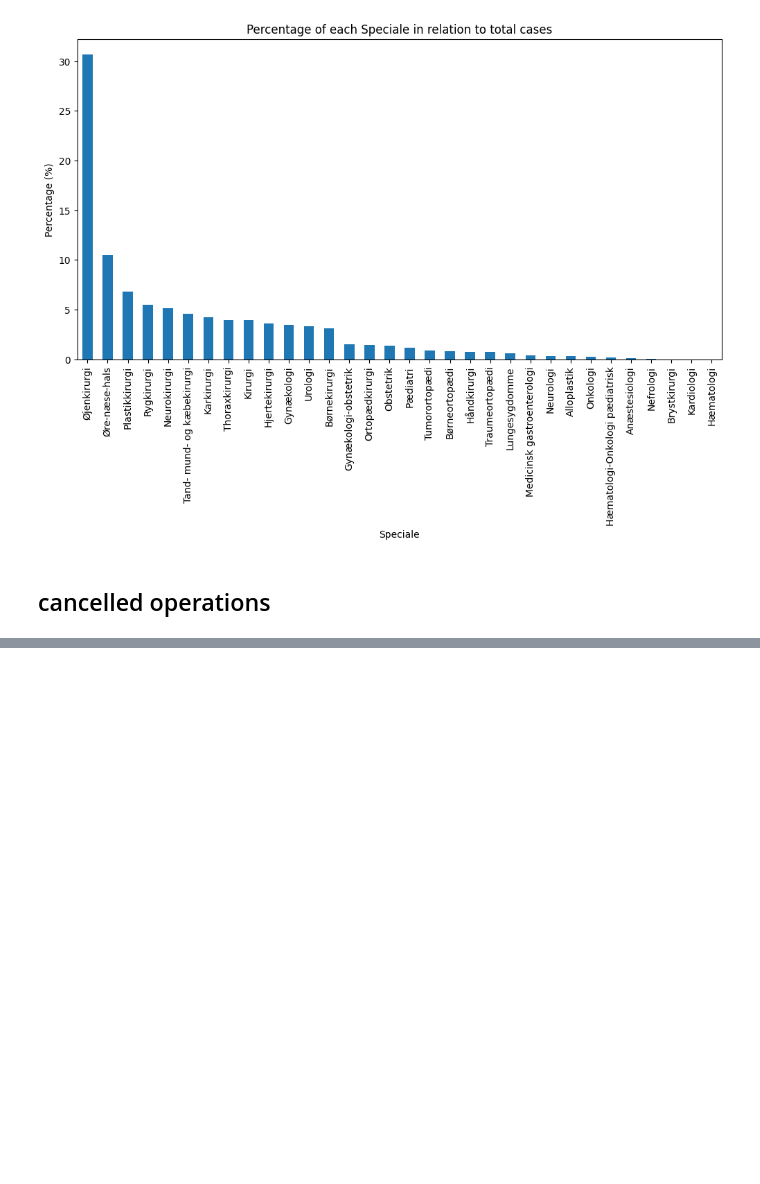
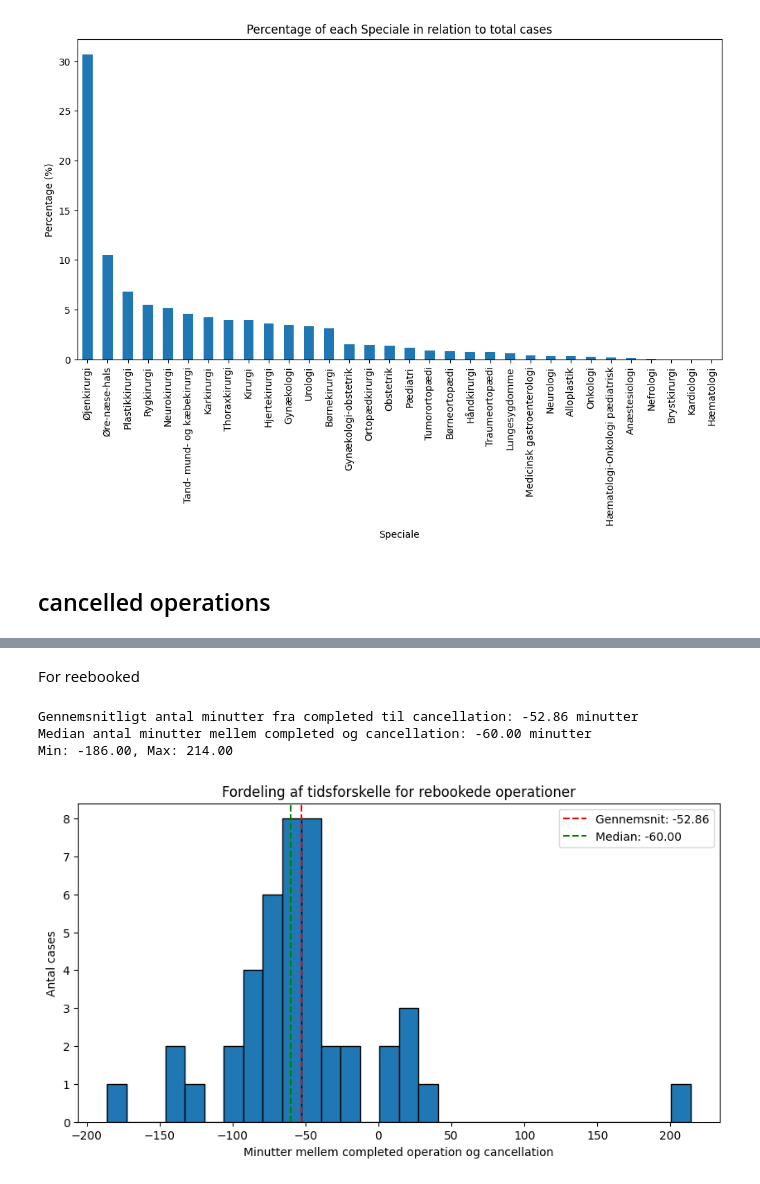
Before and after one commit to killermort9/AnalyticsToAction_Grop12, a Jupyter notebook: Sandra.ipynb, the cells around one changed output, grey strips where cells are left out. Drawn from its saved outputs; the diff is of its cells as text; code cells hidden in the pictures; blank space fills up the shorter version.

Commit message:
cancellations

```diff
--- a/Sandra.ipynb
+++ b/Sandra.ipynb
@@ -526,11 +557,0 @@ KeyError: 'ID'
-# %%
-df_complete["Cancelled"] = 0
-df_cancelled["Cancelled"] = 1
-common_cols = list(set(df_complete.columns).intersection(df_cancelled.columns))
-
-df_all = pd.concat([
-    df_complete[common_cols],
-    df_cancelled[common_cols]
-])
-
-print("Shape of combined dataset:", df_all.shape)
@@ -544,0 +672,44 @@ Det bliver en modelling-udfordring.
+# %% [markdown]
+For reebooked
+# %%
+# Brug Procedure start som tidspunkt for completed operationer
+time_diffs = []
+for case_id in both_rebooked['Case-ID Anonymous'].unique():
+    # For completed: Procedure start indeholder både dato og tid
+    orig_datetime = df_complete[df_complete['Case-ID Anonymous'] == case_id]['Procedure start'].values
+
+    # For cancelled: Dato og tid indeholder både dato og tid
+    cancel_datetime = df_cancelled[df_cancelled['Case-ID Anonymous'] == case_id]['Dato og tid'].values
+
+    if len(orig_datetime) > 0 and len(cancel_datetime) > 0:
+        # Konverter til numpy datetime64 hvis nødvendigt
+        orig_time = pd.Timestamp(orig_datetime[0])
+        cancel_time = pd.Timestamp(cancel_datetime[0])
+
+        # Beregn forskel i dage
+        time_diff = (cancel_time - orig_time).total_seconds()/60 #i min
+        time_diffs.append(time_diff)
+
+average_time_diff = np.mean(time_diffs)
+median_time_diff = np.median(time_diffs)
+
+print(f"Gennemsnitligt antal minutter fra completed til cancellation: {average_time_diff:.2f} minutter")
+print(f"Median antal minutter mellem completed og cancellation: {median_time_diff:.2f} minutter")
+print(f"Min: {min(time_diffs):.2f}, Max: {max(time_diffs):.2f}")
+
+# Visualiser distributionen
+import matplotlib.pyplot as plt
+plt.figure(figsize=(10, 5))
+plt.hist(time_diffs, bins=30, edgecolor='black')
+plt.xlabel('Minutter mellem completed operation og cancellation')
+plt.ylabel('Antal cases')
+plt.title('Fordeling af tidsforskelle for rebookede operationer')
+plt.axvline(average_time_diff, color='red', linestyle='--', label=f'Gennemsnit: {average_time_diff:.2f}')
+plt.axvline(median_time_diff, color='green', linestyle='--', label=f'Median: {median_time_diff:.2f}')
+plt.legend()
+plt.show()
+# %% [output]
+Gennemsnitligt antal minutter fra completed til cancellation: -52.86 minutter
+Median antal minutter mellem completed og cancellation: -60.00 minutter
+Min: -186.00, Max: 214.00
+[figure, added]
```
Also changed, not shown: parts of 14 cells of this notebook, 1 other file.
